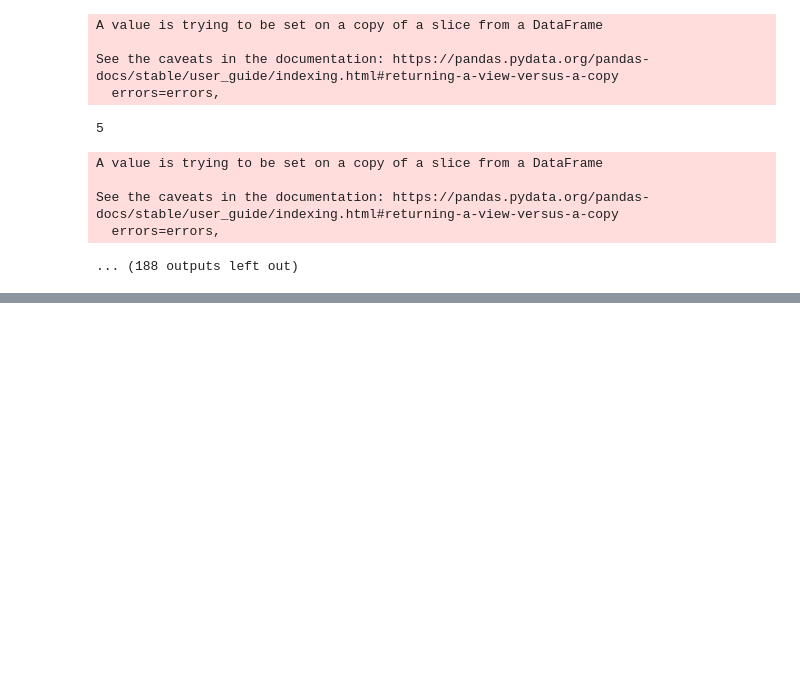
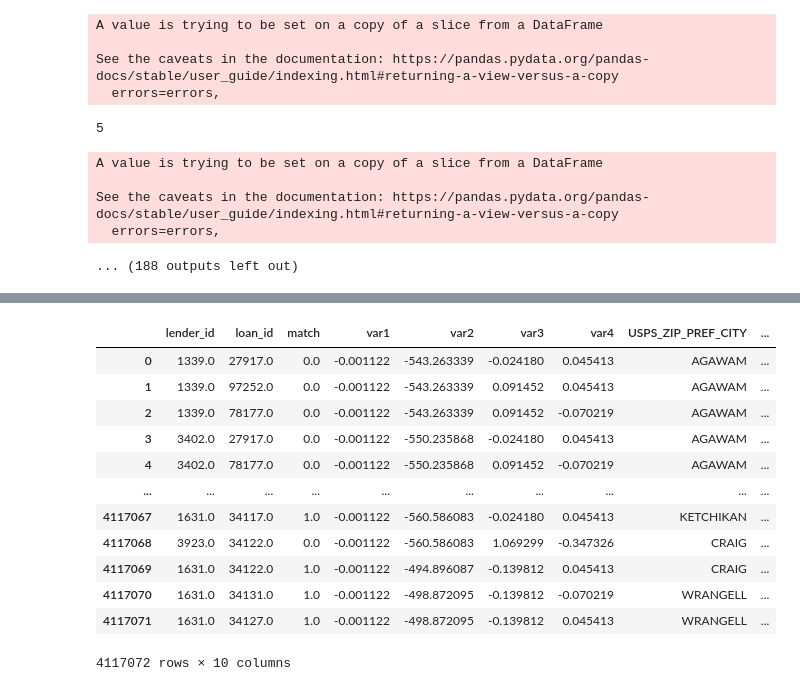
Before and after one commit to cxh1996108/DailyScripts, a Jupyter notebook: exchange_pairs.ipynb, the cells around one changed output, grey strips where cells are left out. Cells and saved outputs as stored; diff of their text form; code cells hidden in the pictures; blank space fills up the shorter version.

```diff
--- a/exchange_pairs.ipynb
+++ b/exchange_pairs.ipynb
@@ -932,0 +654,7 @@ df_unmatched["var4"].hist()
+# %%
+df_org = pd.read_stata('sample_org.dta')
+# %%
+df_org['var1'] = df_org['Relationship_Dum'] - df_org['Relationship_Dum'].mean(axis = 0)
+df_org['var2'] = df_org['mi_to_zcta5'] - df_org['mi_to_zcta5'].mean(axis = 0)
+df_org['var3'] = (df_org['FinTechIndicator'] - df_org['FinTechIndicator'].mean(axis = 0)) * (df_org['rating_avg'] - df_org['rating_avg'].mean(axis = 0))
+df_org['var4'] = (df_org['FinTechIndicator'] - df_org['FinTechIndicator'].mean(axis = 0)) * (df_org['minority_yelp'] - df_org['minority_yelp'].mean(axis = 0))
@@ -932,0 +677,8 @@ df_unmatched["var4"].hist()
+# %%
+df_w1 = pd.DataFrame()
+df_w1 = df_org[['lender_id', 'loan_id', 'match']]
+df_w1.loc[:, 'var1'] = df_org['var1'].values
+df_w1.loc[:, 'var2'] = df_org['var2'].values
+df_w1.loc[:, 'var3'] = df_org['var3'].values
+df_w1.loc[:, 'var4'] = df_org['var4'].values
+df_w1.loc[:, ('USPS_ZIP_PREF_CITY', 'USPS_ZIP_PREF_STATE', 'yearapproved')] = df_org[['USPS_ZIP_PREF_CITY', 'USPS_ZIP_PREF_STATE', 'yearapproved']].values
@@ -932,0 +701,16 @@ df_unmatched["var4"].hist()
+# %%
+df_w1
+# %% [output]
+|  | lender_id | loan_id | match | var1 | var2 | var3 | var4 | USPS_ZIP_PREF_CITY | ... |
+| 0 | 1339.0 | 27917.0 | 0.0 | -0.001122 | -543.263339 | -0.024180 | 0.045413 | AGAWAM | ... |
+| 1 | 1339.0 | 97252.0 | 0.0 | -0.001122 | -543.263339 | 0.091452 | 0.045413 | AGAWAM | ... |
+| 2 | 1339.0 | 78177.0 | 0.0 | -0.001122 | -543.263339 | 0.091452 | -0.070219 | AGAWAM | ... |
+| 3 | 3402.0 | 27917.0 | 0.0 | -0.001122 | -550.235868 | -0.024180 | 0.045413 | AGAWAM | ... |
+| 4 | 3402.0 | 78177.0 | 0.0 | -0.001122 | -550.235868 | 0.091452 | -0.070219 | AGAWAM | ... |
+| ... | ... | ... | ... | ... | ... | ... | ... | ... | ... |
+| 4117067 | 1631.0 | 34117.0 | 1.0 | -0.001122 | -560.586083 | -0.024180 | 0.045413 | KETCHIKAN | ... |
+| 4117068 | 3923.0 | 34122.0 | 0.0 | -0.001122 | -560.586083 | 1.069299 | -0.347326 | CRAIG | ... |
+| 4117069 | 1631.0 | 34122.0 | 1.0 | -0.001122 | -494.896087 | -0.139812 | 0.045413 | CRAIG | ... |
+| 4117070 | 1631.0 | 34131.0 | 1.0 | -0.001122 | -498.872095 | -0.139812 | -0.070219 | WRANGELL | ... |
+| 4117071 | 1631.0 | 34127.0 | 1.0 | -0.001122 | -498.872095 | -0.139812 | 0.045413 | WRANGELL | ... |
+4117072 rows × 10 columns
```
Also changed, not shown: parts of 52 cells of this notebook.
